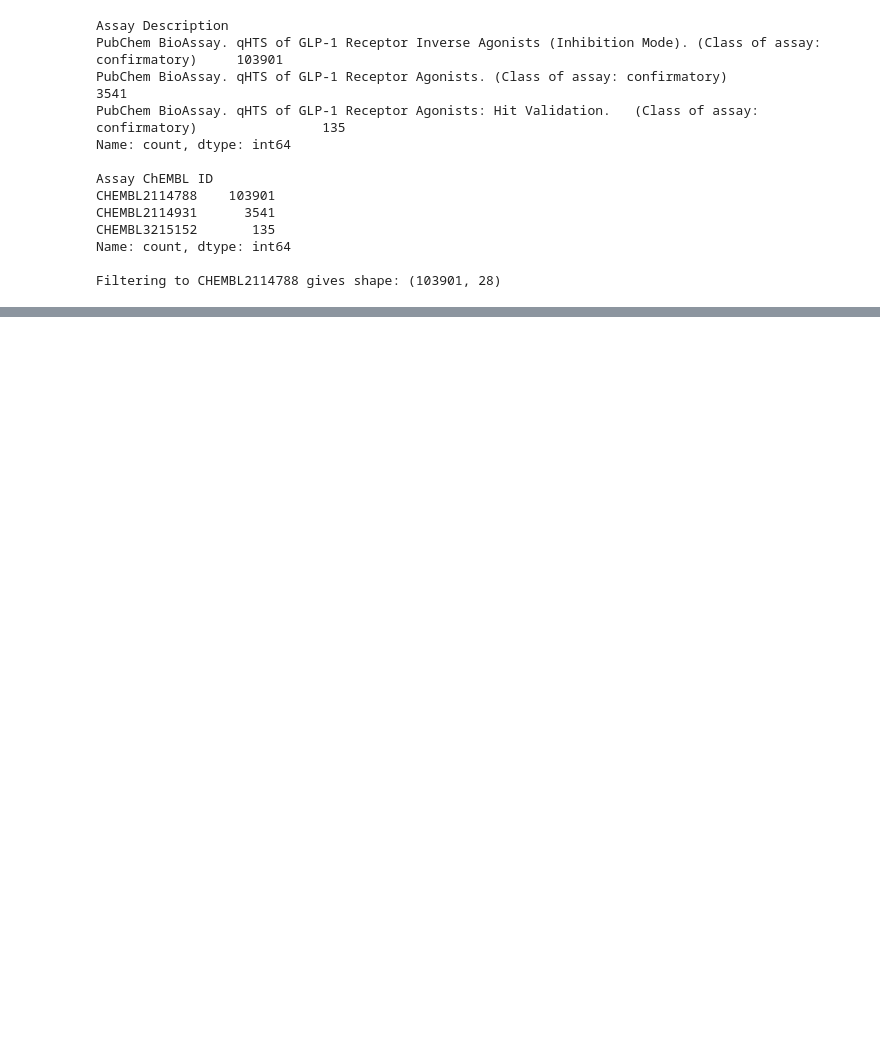
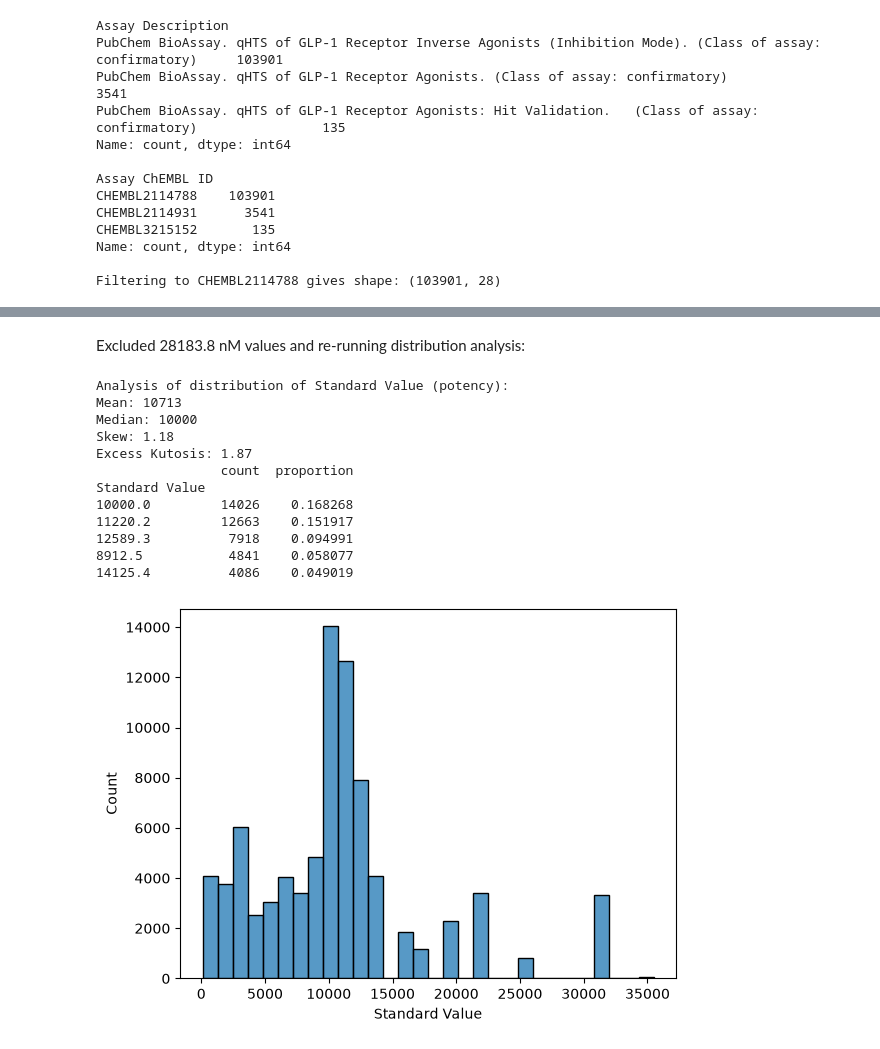
Before and after one commit to TomSCarter/week_9_chembl_eda, a Jupyter notebook: notebooks/Full_5_step_GLP1_EDA.ipynb, the cells around one changed output, grey strips where cells are left out. Cells and saved outputs as stored; diff of their text form; code cells hidden in the pictures; blank space fills up the shorter version.

```diff
--- a/notebooks/Full_5_step_GLP1_EDA.ipynb
+++ b/notebooks/Full_5_step_GLP1_EDA.ipynb
@@ -246,0 +296,27 @@ Potency-only inverse agonist dataset shape:(21412, 28)
+# %% [markdown]
+Excluded 28183.8 nM values and re-running distribution analysis:
+# %%
+placeholder_excl = struc_audit_out[struc_audit_out['Standard Value'] != 28183.8]
+std_value_mean = placeholder_excl['Standard Value'].describe().loc['mean']
+std_value_median = placeholder_excl['Standard Value'].describe().loc['50%']
+std_value_skew = placeholder_excl['Standard Value'].skew()
+std_value_kurt = placeholder_excl['Standard Value'].kurt()
+print(f"Analysis of distribution of Standard Value (potency):\nMean: {std_value_mean:.0f}\nMedian: {std_value_median:.0f}\nSkew: {std_value_skew:.2f}\nExcess Kutosis: {std_value_kurt:.2f}")
+sns.histplot(placeholder_excl['Standard Value'], bins=30)
+std_val_count = pd.concat([placeholder_excl['Standard Value'].value_counts(),
+placeholder_excl['Standard Value'].value_counts(normalize=True)], axis=1)
+print(std_val_count.head(5))
+# %% [output]
+Analysis of distribution of Standard Value (potency):
+Mean: 10713
+Median: 10000
+Skew: 1.18
+Excess Kutosis: 1.87
+                count  proportion
+Standard Value
+10000.0         14026    0.168268
+11220.2         12663    0.151917
+12589.3          7918    0.094991
+8912.5           4841    0.058077
+14125.4          4086    0.049019
+[figure, added]
```
Also changed, not shown: parts of 28 cells of this notebook, 1 other file.
